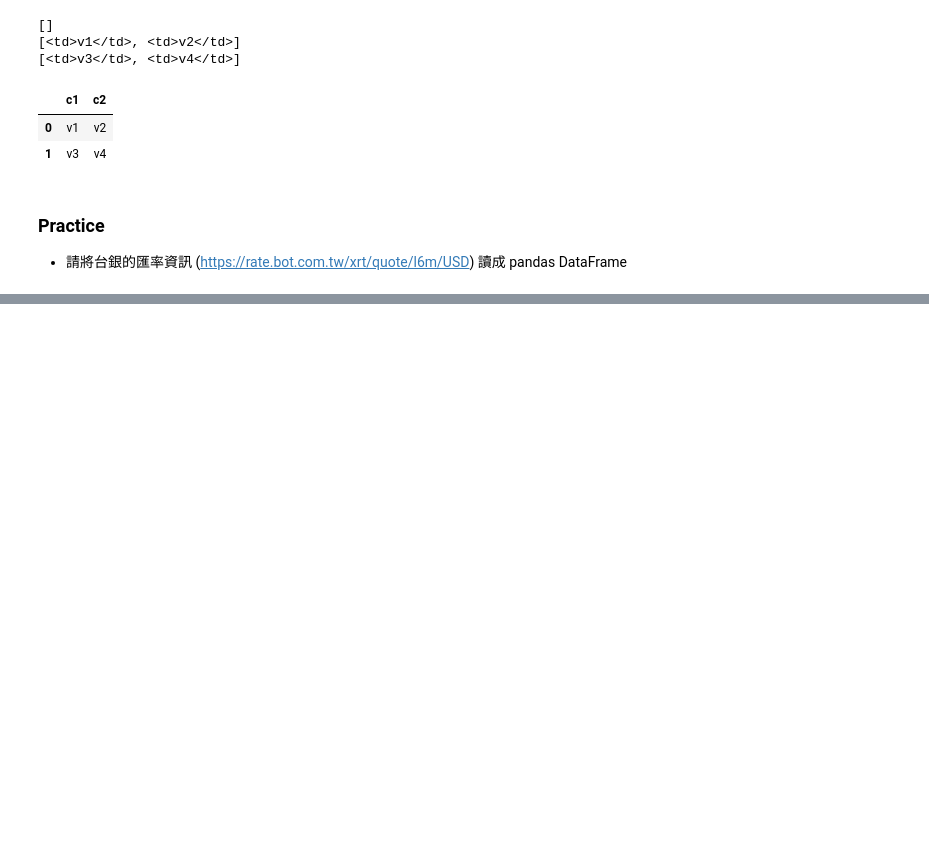
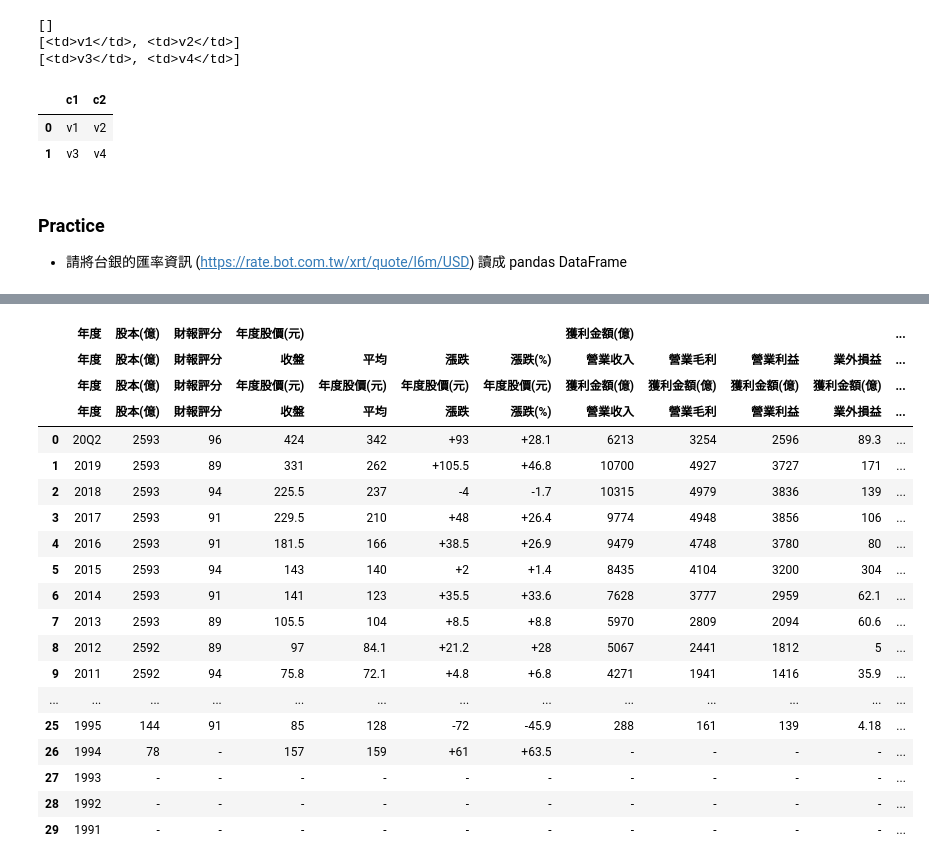
Before and after one commit to ywchiu/tibamepy, a Jupyter notebook: Demo20200927.ipynb, the cells around one changed output, grey strips where cells are left out. Saved outputs shown, nothing was run; the diff lists cells and outputs as text; code cells hidden in the pictures; blank space fills up the shorter version.

```diff
--- a/Demo20200927.ipynb
+++ b/Demo20200927.ipynb
@@ -170,0 +188,31 @@ dfs = pandas.read_html('https://money.udn.com/money/breaknews/1001')
+# %%
+import requests
+headers = {'user-agent': 'i love goodinfo'}
+res = requests.get('https://goodinfo.tw/StockInfo/StockBzPerformance.asp?STOCK_ID=2330', headers = headers)
+res.encoding = 'utf-8'
+#res.text
+# %%
+dfs = pandas.read_html(res.text)
+# %%
+dfs[16]
+# %% [output]
+|  | 年度 | 股本(億) | 財報評分 | 年度股價(元) |  |  |  | 獲利金額(億) |  |  |  | ... |
+|  | 年度 | 股本(億) | 財報評分 | 收盤 | 平均 | 漲跌 | 漲跌(%) | 營業收入 | 營業毛利 | 營業利益 | 業外損益 | ... |
+|  | 年度 | 股本(億) | 財報評分 | 年度股價(元) | 年度股價(元) | 年度股價(元) | 年度股價(元) | 獲利金額(億) | 獲利金額(億) | 獲利金額(億) | 獲利金額(億) | ... |
+|  | 年度 | 股本(億) | 財報評分 | 收盤 | 平均 | 漲跌 | 漲跌(%) | 營業收入 | 營業毛利 | 營業利益 | 業外損益 | ... |
+| 0 | 20Q2 | 2593 | 96 | 424 | 342 | +93 | +28.1 | 6213 | 3254 | 2596 | 89.3 | ... |
+| 1 | 2019 | 2593 | 89 | 331 | 262 | +105.5 | +46.8 | 10700 | 4927 | 3727 | 171 | ... |
+| 2 | 2018 | 2593 | 94 | 225.5 | 237 | -4 | -1.7 | 10315 | 4979 | 3836 | 139 | ... |
+| 3 | 2017 | 2593 | 91 | 229.5 | 210 | +48 | +26.4 | 9774 | 4948 | 3856 | 106 | ... |
+| 4 | 2016 | 2593 | 91 | 181.5 | 166 | +38.5 | +26.9 | 9479 | 4748 | 3780 | 80 | ... |
+| 5 | 2015 | 2593 | 94 | 143 | 140 | +2 | +1.4 | 8435 | 4104 | 3200 | 304 | ... |
+| 6 | 2014 | 2593 | 91 | 141 | 123 | +35.5 | +33.6 | 7628 | 3777 | 2959 | 62.1 | ... |
+| 7 | 2013 | 2593 | 89 | 105.5 | 104 | +8.5 | +8.8 | 5970 | 2809 | 2094 | 60.6 | ... |
+| 8 | 2012 | 2592 | 89 | 97 | 84.1 | +21.2 | +28 | 5067 | 2441 | 1812 | 5 | ... |
+| 9 | 2011 | 2592 | 94 | 75.8 | 72.1 | +4.8 | +6.8 | 4271 | 1941 | 1416 | 35.9 | ... |
+| ... | ... | ... | ... | ... | ... | ... | ... | ... | ... | ... | ... | ... |
+| 25 | 1995 | 144 | 91 | 85 | 128 | -72 | -45.9 | 288 | 161 | 139 | 4.18 | ... |
+| 26 | 1994 | 78 | - | 157 | 159 | +61 | +63.5 | - | - | - | - | ... |
+| 27 | 1993 | - | - | - | - | - | - | - | - | - | - | ... |
+| 28 | 1992 | - | - | - | - | - | - | - | - | - | - | ... |
+| 29 | 1991 | - | - | - | - | - | - | - | - | - | - | ... |
```
Also changed, not shown: parts of 4 cells of this notebook.
